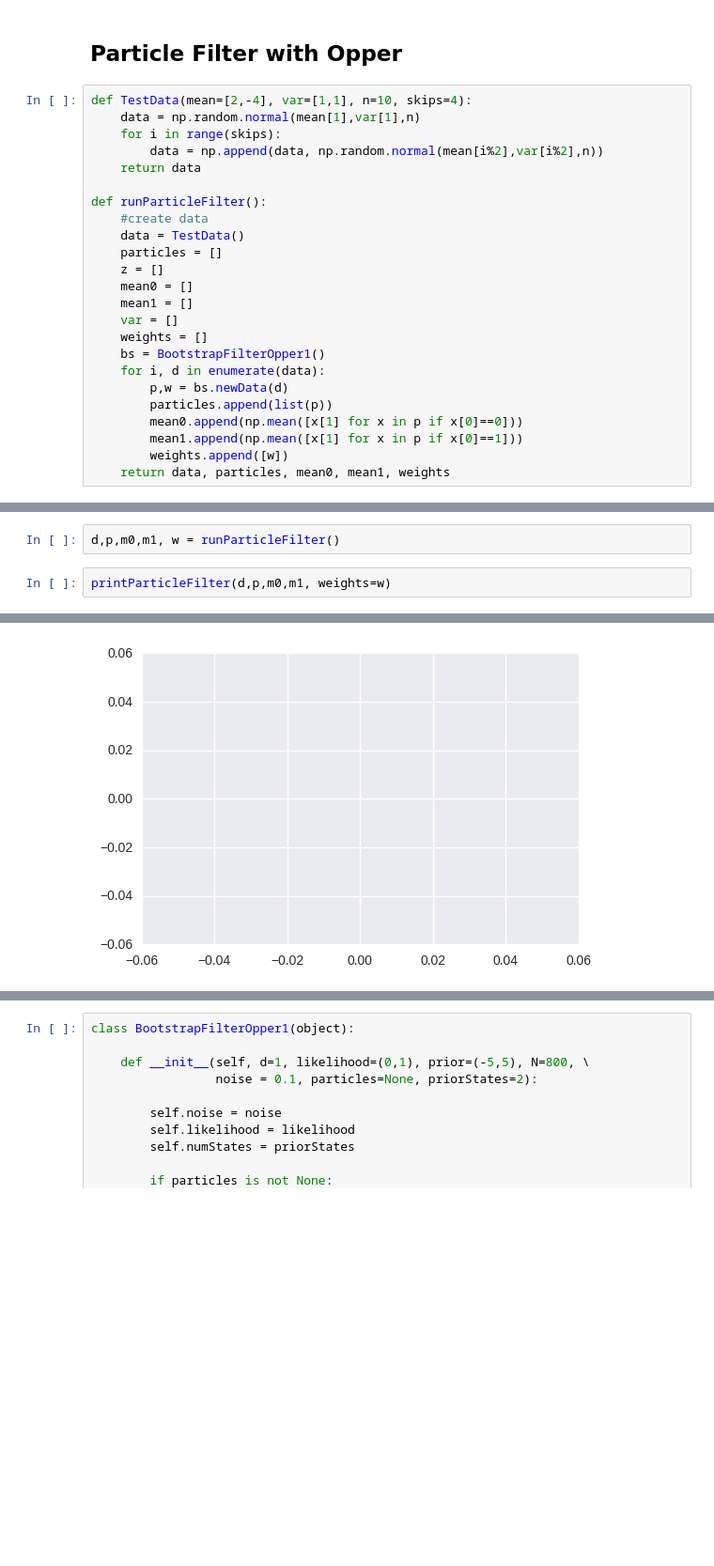
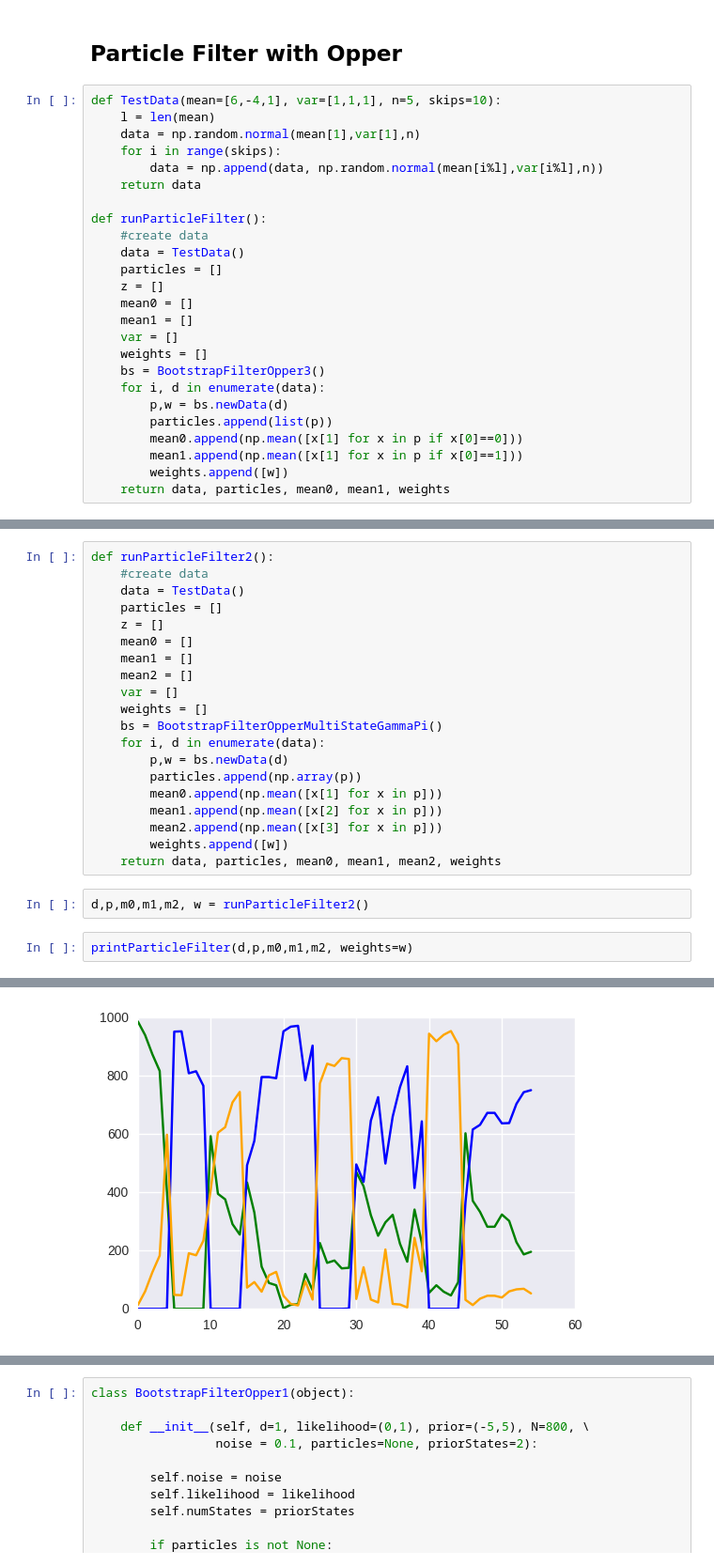
Before and after one commit to arne7morgen/MasterThesis, a Jupyter notebook: notebooks/BootstrapFilter.ipynb, the cells around one changed output, grey strips where cells are left out. Shown at 94% size. Cells and saved outputs as stored; diff of their text form; blank space fills up the shorter version.

```diff
--- a/notebooks/BootstrapFilter.ipynb
+++ b/notebooks/BootstrapFilter.ipynb
@@ -11,10 +11,11 @@ import copy
 # %% [markdown]
 ## Particle Filter with Opper
 # %%
-def TestData(mean=[2,-4], var=[1,1], n=10, skips=4):
+def TestData(mean=[6,-4,1], var=[1,1,1], n=5, skips=10):
+    l = len(mean)
     data = np.random.normal(mean[1],var[1],n)
     for i in range(skips):
-        data = np.append(data, np.random.normal(mean[i%2],var[i%2],n))
+        data = np.append(data, np.random.normal(mean[i%l],var[i%l],n))
     return data
 
 def runParticleFilter():
@@ -26,7 +27,7 @@ def runParticleFilter():
     mean1 = []
     var = []
     weights = []
-    bs = BootstrapFilterOpper1()
+    bs = BootstrapFilterOpper3()
     for i, d in enumerate(data):
         p,w = bs.newData(d)
         particles.append(list(p))
@@ -68,5 +77,25 @@ def printParticleFilter(data, particles, mean0, mean1, weights=None):
+# %%
+def runParticleFilter2():
+    #create data
+    data = TestData()
+    particles = []
+    z = []
+    mean0 = []
+    mean1 = []
+    mean2 = []
+    var = []
+    weights = []
+    bs = BootstrapFilterOpperMultiStateGammaPi()
+    for i, d in enumerate(data):
+        p,w = bs.newData(d)
+        particles.append(np.array(p))
+        mean0.append(np.mean([x[1] for x in p]))
+        mean1.append(np.mean([x[2] for x in p]))
+        mean2.append(np.mean([x[3] for x in p]))
+        weights.append([w])
+    return data, particles, mean0, mean1, mean2, weights
 # %%
-d,p,m0,m1, w = runParticleFilter()
+d,p,m0,m1,m2, w = runParticleFilter2()
 # %%
-printParticleFilter(d,p,m0,m1, weights=w)
+printParticleFilter(d,p,m0,m1,m2, weights=w)
 # %% [output]
@@ -74 +104 @@ printParticleFilter(d,p,m0,m1, weights=w)
-[figure, old version]
+[figure, new version]
```
Also changed, not shown: parts of 11 cells of this notebook.
